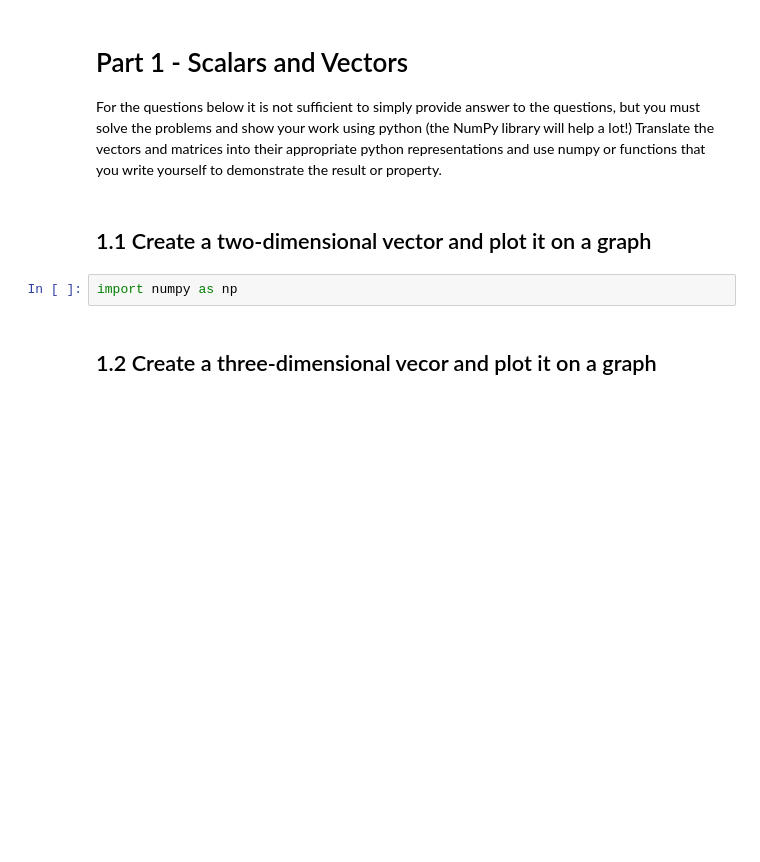
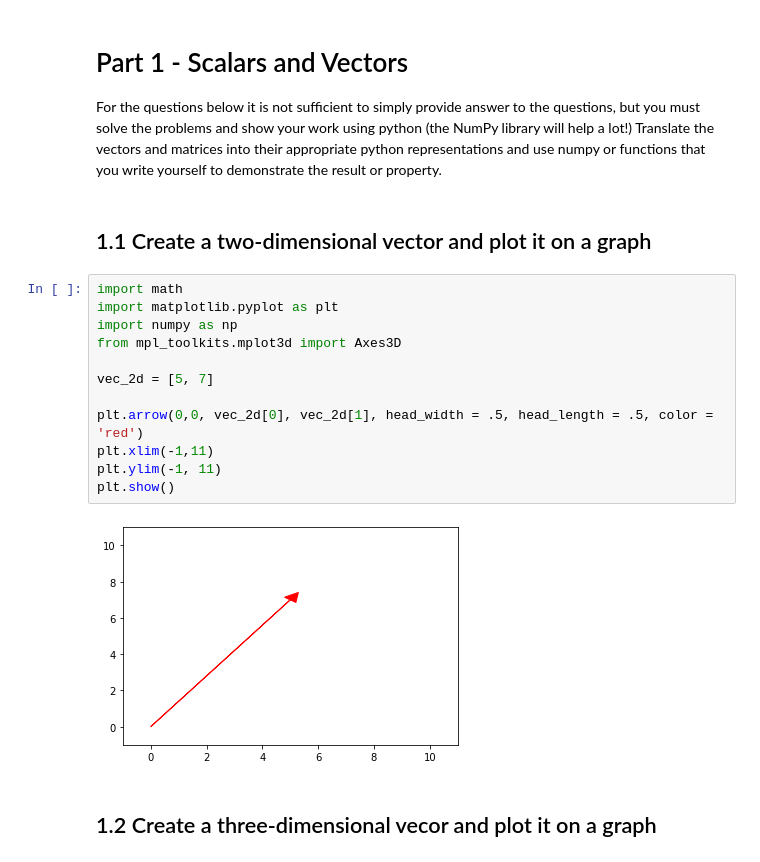
Before and after one commit to njaiprakash/DS-Unit-1-Sprint-3-Linear-Algebra, a Jupyter notebook: module1-vectors-and-matrices/LS_DS_131_Vectors_and_Matrices_Assignment.ipynb, the cells around one changed output. Cells and saved outputs as stored; diff of their text form; blank space fills up the shorter version.

```diff
--- a/module1-vectors-and-matrices/LS_DS_131_Vectors_and_Matrices_Assignment.ipynb
+++ b/module1-vectors-and-matrices/LS_DS_131_Vectors_and_Matrices_Assignment.ipynb
@@ -4,7 +4,19 @@
 For the questions below it is not sufficient to simply provide answer to the questions, but you must solve the problems and show your work using python (the NumPy library will help a lot!) Translate the vectors and matrices into their appropriate python  representations and use numpy or functions that you write yourself to demonstrate the result or property.
 # %% [markdown]
 ## 1.1 Create a two-dimensional vector and plot it on a graph
-# %%
-import numpy as np
+# %%
+import math
+import matplotlib.pyplot as plt
+import numpy as np
+from mpl_toolkits.mplot3d import Axes3D
+
+vec_2d = [5, 7]
+
+plt.arrow(0,0, vec_2d[0], vec_2d[1], head_width = .5, head_length = .5, color = 'red')
+plt.xlim(-1,11)
+plt.ylim(-1, 11)
+plt.show()
+# %% [output]
+[figure, added]
 # %% [markdown]
 ## 1.2 Create a three-dimensional vecor and plot it on a graph
```
Also changed, not shown: parts of 23 cells of this notebook.
